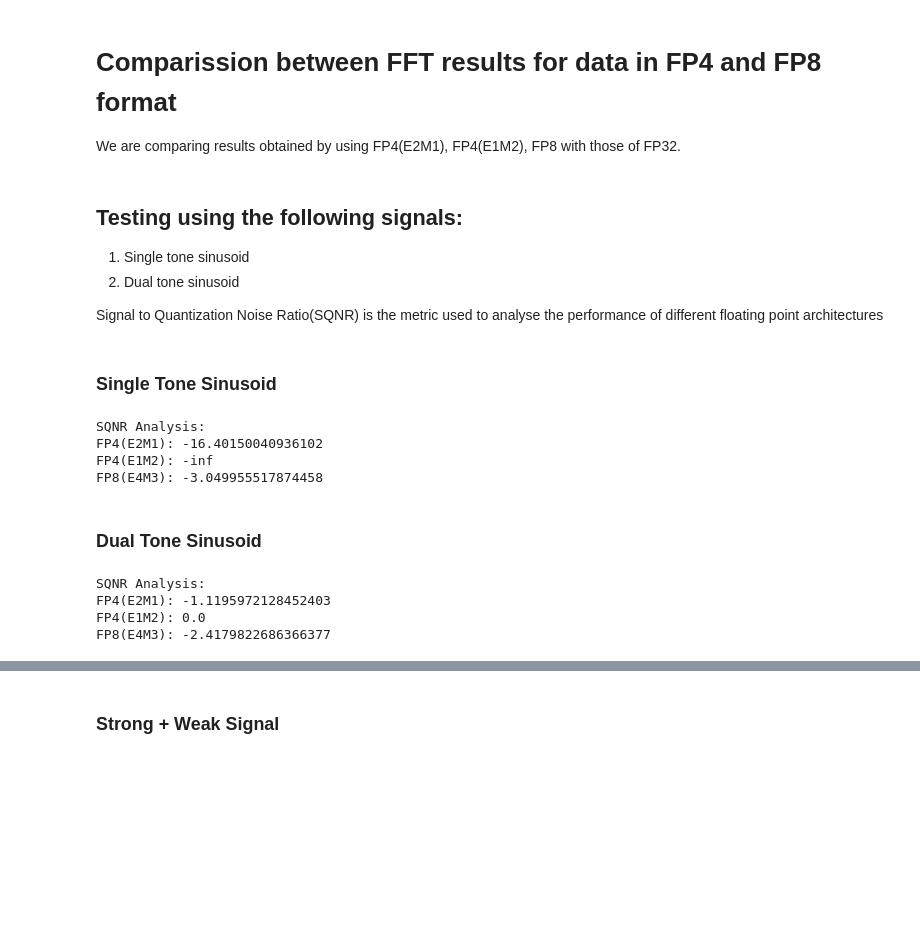
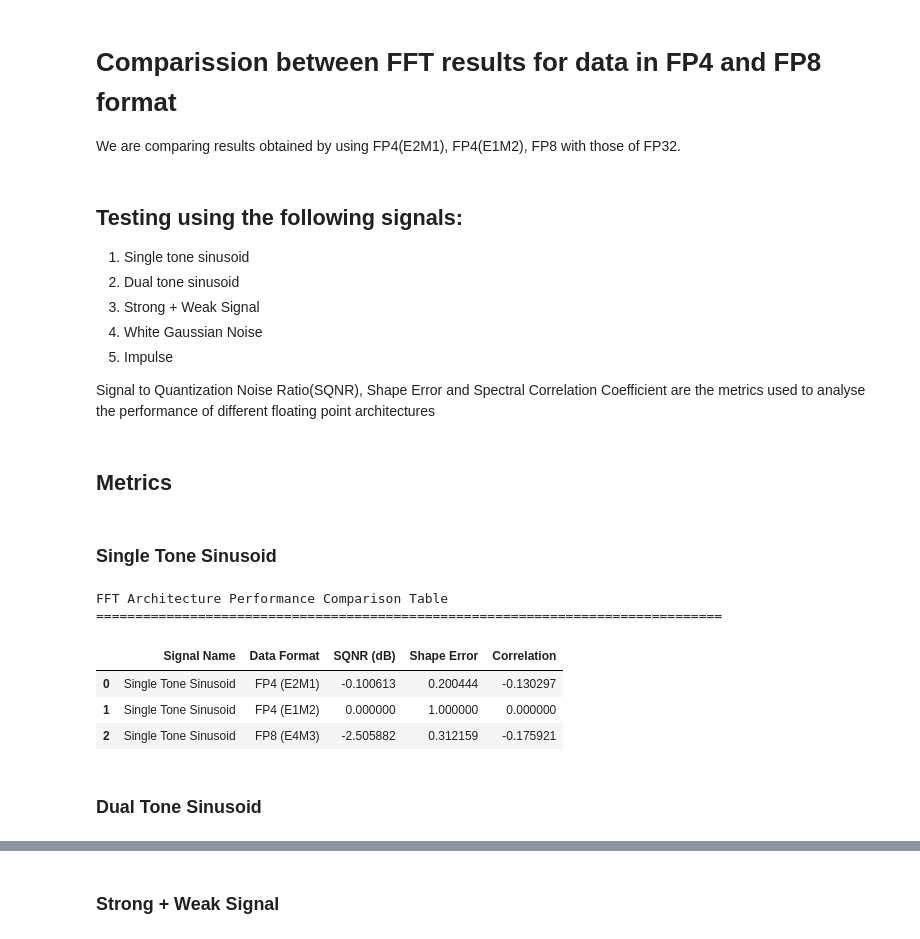
Before and after one commit to RohanCoderiiitb/FFT-Processor, a Jupyter notebook: FFT_Processor_Evaluation_Assistant.ipynb, the cells around one changed output, grey strips where cells are left out. Saved outputs shown, nothing was run; the diff lists cells and outputs as text; code cells hidden in the pictures; blank space fills up the shorter version.

```diff
--- a/FFT_Processor_Evaluation_Assistant.ipynb
+++ b/FFT_Processor_Evaluation_Assistant.ipynb
@@ -66,5 +66,10 @@ def fft_radix2_hw_accurate(x, quant_func):
 ## Testing using the following signals:
 1. Single tone sinusoid
 2. Dual tone sinusoid
+3. Strong + Weak Signal
+4. White Gaussian Noise
+5. Impulse
 
-Signal to Quantization Noise Ratio(SQNR) is the metric used to analyse the performance of different floating point architectures
+Signal to Quantization Noise Ratio(SQNR), Shape Error and Spectral Correlation Coefficient are the metrics used to analyse the performance of different floating point architectures
+# %% [markdown]
+## Metrics
@@ -81,21 +113,40 @@ X_fft_ref = np.fft.fft(x)
 X_fp4_e2m1 = fft_radix2_hw_accurate(x,quant_e2m1)
 X_fp4_e1m2 = fft_radix2_hw_accurate(x,quant_e1m2)
 X_fp8_e4m3 = fft_radix2_hw_accurate(x,quant_fp8)
-
-def compute_sqnr(ref, quant):
-  signal_power = np.sum(np.abs(ref)**2)
-  noise_power = np.sum(np.abs(ref - quant)**2)
-  return 10*np.log10(signal_power/noise_power)
-
-print("SQNR Analysis:")
-print(f"FP4(E2M1): {compute_sqnr(X_fp4_e2m1, X_fft_ref)}")
-print(f"FP4(E1M2): {compute_sqnr(X_fp4_e1m2, X_fft_ref)}")
-print(f"FP8(E4M3): {compute_sqnr(X_fp8_e4m3, X_fft_ref)}")
-# %% [output]
-SQNR Analysis:
-FP4(E2M1): -16.40150040936102
-FP4(E1M2): -inf
-FP8(E4M3): -3.049955517874458
+# %%
+import pandas as pd
+
+data = [
+    {"Signal Name": "Single Tone Sinusoid", "Data Format": "FP4 (E2M1)",
+     "SQNR (dB)": compute_sqnr(X_fft_ref, X_fp4_e2m1),
+     "Shape Error": compute_mean_shape_error(X_fft_ref, X_fp4_e2m1),
+     "Correlation": compute_spectral_correlation_coefficient(X_fft_ref, X_fp4_e2m1)},
+
+    {"Signal Name": "Single Tone Sinusoid", "Data Format": "FP4 (E1M2)",
+     "SQNR (dB)": compute_sqnr(X_fft_ref, X_fp4_e1m2),
+     "Shape Error": compute_mean_shape_error(X_fft_ref, X_fp4_e1m2),
+     "Correlation": compute_spectral_correlation_coefficient(X_fft_ref, X_fp4_e1m2)},
+
+    {"Signal Name": "Single Tone Sinusoid", "Data Format": "FP8 (E4M3)",
+     "SQNR (dB)": compute_sqnr(X_fft_ref, X_fp8_e4m3),
+     "Shape Error": compute_mean_shape_error(X_fft_ref, X_fp8_e4m3),
+     "Correlation": compute_spectral_correlation_coefficient(X_fft_ref, X_fp8_e4m3)},
+]
+
+results_table = pd.DataFrame(data)
+
+results_table = results_table[["Signal Name", "Data Format", "SQNR (dB)", "Shape Error", "Correlation"]]
+
+print("FFT Architecture Performance Comparison Table")
+print("="*80)
+display(results_table)
+# %% [output]
+FFT Architecture Performance Comparison Table
+================================================================================
+|  | Signal Name | Data Format | SQNR (dB) | Shape Error | Correlation |
+| 0 | Single Tone Sinusoid | FP4 (E2M1) | -0.100613 | 0.200444 | -0.130297 |
+| 1 | Single Tone Sinusoid | FP4 (E1M2) | 0.000000 | 1.000000 | 0.000000 |
+| 2 | Single Tone Sinusoid | FP8 (E4M3) | -2.505882 | 0.312159 | -0.175921 |
 # %% [markdown]
 ### Dual Tone Sinusoid
 # %%
@@ -107,13 +158,3 @@ X_fft_ref = np.fft.fft(x)
 X_fp4_e2m1 = fft_radix2_hw_accurate(x, quant_e2m1)
 X_fp4_e1m2 = fft_radix2_hw_accurate(x, quant_e1m2)
 X_fp8_e4m3 = fft_radix2_hw_accurate(x, quant_fp8)
-
-print("SQNR Analysis:")
-print(f"FP4(E2M1): {compute_sqnr(X_fft_ref, X_fp4_e2m1)}")
-print(f"FP4(E1M2): {compute_sqnr(X_fft_ref, X_fp4_e1m2)}")
-print(f"FP8(E4M3): {compute_sqnr(X_fft_ref, X_fp8_e4m3)}")
-# %% [output]
-SQNR Analysis:
-FP4(E2M1): -1.1195972128452403
-FP4(E1M2): 0.0
-FP8(E4M3): -2.4179822686366377
```
Also changed, not shown: parts of 8 cells of this notebook.
